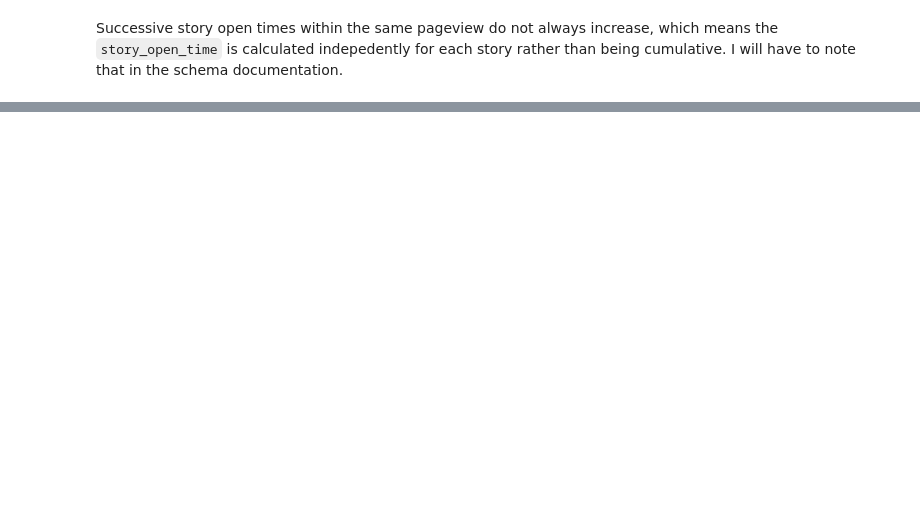
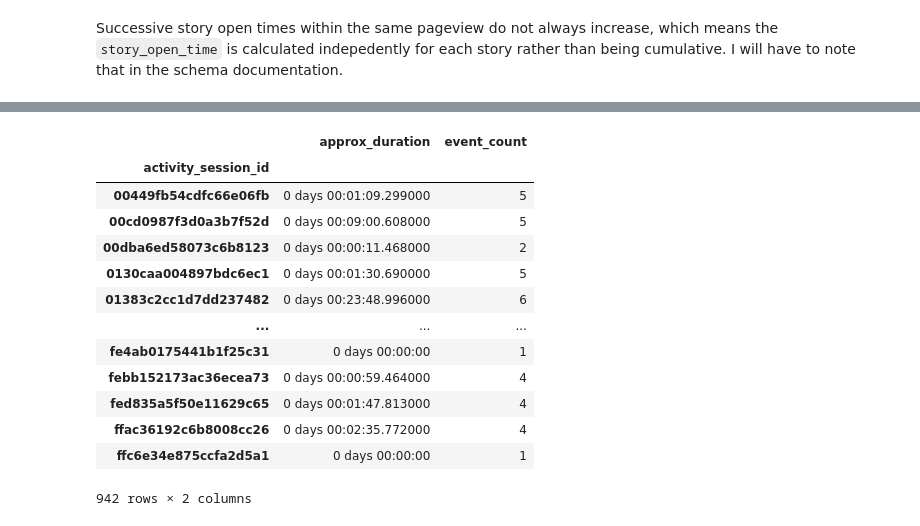
Before and after one commit to wikimedia-research/2022-Wikistories, a Jupyter notebook: work_logs/2022-10_data_check.ipynb, the cells around one changed output, grey strips where cells are left out. Drawn from its saved outputs; the diff is of its cells as text; code cells hidden in the pictures; blank space fills up the shorter version.

```diff
--- a/work_logs/2022-10_data_check.ipynb
+++ b/work_logs/2022-10_data_check.ipynb
@@ -254,0 +302,26 @@ Name: story_open_time, dtype: object
+# %%
+session = (
+    consumer_events
+    .groupby("activity_session_id")
+    .agg(
+        approx_duration=("dt", lambda s: s.max() - s.min()),
+        event_count=("event_type", len)
+    )
+)
+
+session
+# %% [output]
+|  | approx_duration | event_count |
+| activity_session_id |  |  |
+| 00449fb54cdfc66e06fb | 0 days 00:01:09.299000 | 5 |
+| 00cd0987f3d0a3b7f52d | 0 days 00:09:00.608000 | 5 |
+| 00dba6ed58073c6b8123 | 0 days 00:00:11.468000 | 2 |
+| 0130caa004897bdc6ec1 | 0 days 00:01:30.690000 | 5 |
+| 01383c2cc1d7dd237482 | 0 days 00:23:48.996000 | 6 |
+| ... | ... | ... |
+| fe4ab0175441b1f25c31 | 0 days 00:00:00 | 1 |
+| febb152173ac36ecea73 | 0 days 00:00:59.464000 | 4 |
+| fed835a5f50e11629c65 | 0 days 00:01:47.813000 | 4 |
+| ffac36192c6b8008cc26 | 0 days 00:02:35.772000 | 4 |
+| ffc6e34e875ccfa2d5a1 | 0 days 00:00:00 | 1 |
+942 rows × 2 columns
```
Also changed, not shown: parts of 19 cells of this notebook.
